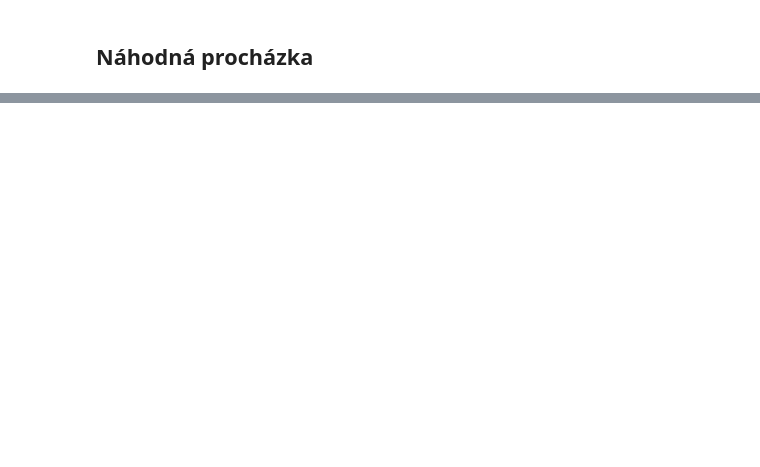
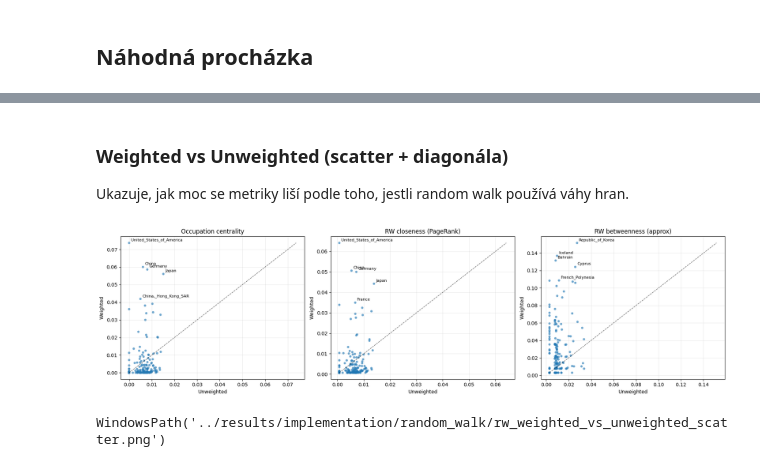
Before and after one commit to SLI0124/metody-analyzy-siti-ii, a Jupyter notebook: projects/implementation.ipynb, the cells around one changed output, grey strips where cells are left out. Saved outputs shown, nothing was run; the diff lists cells and outputs as text; code cells hidden in the pictures; blank space fills up the shorter version.

```diff
--- a/projects/implementation.ipynb
+++ b/projects/implementation.ipynb
@@ -2319,0 +2316,43 @@ plt.show()
+# %% [markdown]
+### Weighted vs Unweighted (scatter + diagonála)
+Ukazuje, jak moc se metriky liší podle toho, jestli random walk používá váhy hran.
+# %%
+metrics = [
+    ("Occupation centrality", "Occupation Centrality (Unweighted)", "Occupation Centrality (Weighted)"),
+    ("RW closeness (PageRank)", "Random Walk Closeness (Unweighted)", "Random Walk Closeness (Weighted)"),
+    ("RW betweenness (approx)", "Random Walk Betweenness (Unweighted)", "Random Walk Betweenness (Weighted)"),
+]
+
+fig, axes = plt.subplots(1, 3, figsize=(18, 5))
+for ax, (title, col_uw, col_w) in zip(axes, metrics):
+    x = df_rw[col_uw].astype(float)
+    y = df_rw[col_w].astype(float)
+
+    # body
+    ax.scatter(x, y, s=22, alpha=0.65, edgecolor="none")
+
+    # diagonála y=x v rozsahu dat
+    finite = np.isfinite(x) & np.isfinite(y)
+    if finite.any():
+        minv = float(min(x[finite].min(), y[finite].min()))
+        maxv = float(max(x[finite].max(), y[finite].max()))
+        ax.plot([minv, maxv], [minv, maxv], "k--", lw=1, alpha=0.6)
+
+    # anotuj top uzly podle weighted varianty
+    top = df_rw.nlargest(5, col_w)[["Node", col_uw, col_w]]
+    for _, r in top.iterrows():
+        ax.annotate(str(r["Node"]), (r[col_uw], r[col_w]), fontsize=8, xytext=(4, 4), textcoords="offset points")
+
+    ax.set_title(title)
+    ax.set_xlabel("Unweighted")
+    ax.set_ylabel("Weighted")
+    ax.grid(alpha=0.25)
+
+plt.tight_layout()
+out = rw_dir / "rw_weighted_vs_unweighted_scatter.png"
+plt.savefig(out, dpi=300, bbox_inches="tight")
+plt.show()
+out
+# %% [output]
+[figure, added]
+WindowsPath('../results/implementation/random_walk/rw_weighted_vs_unweighted_scatter.png')
```
Also changed, not shown: parts of 9 cells of this notebook.
